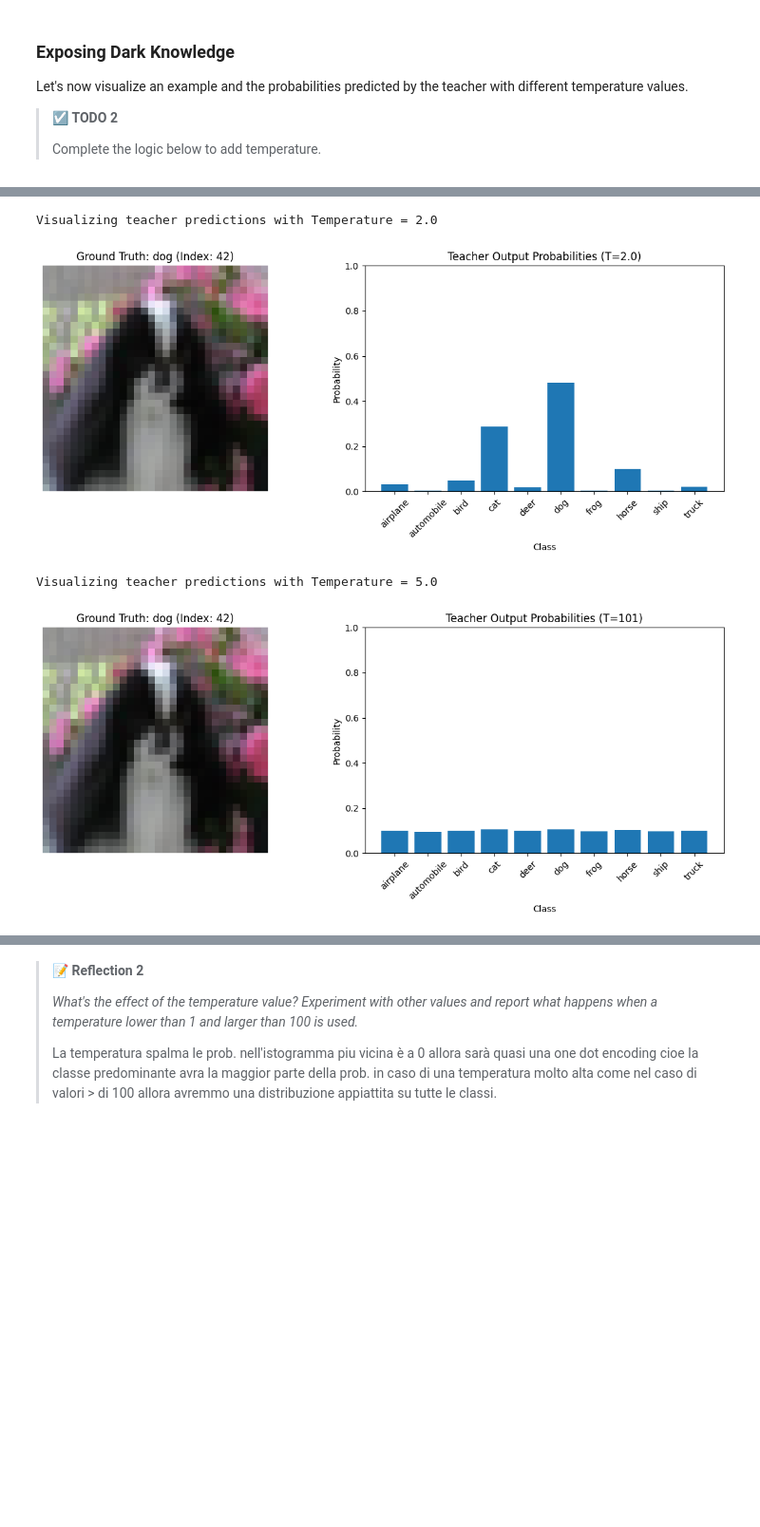
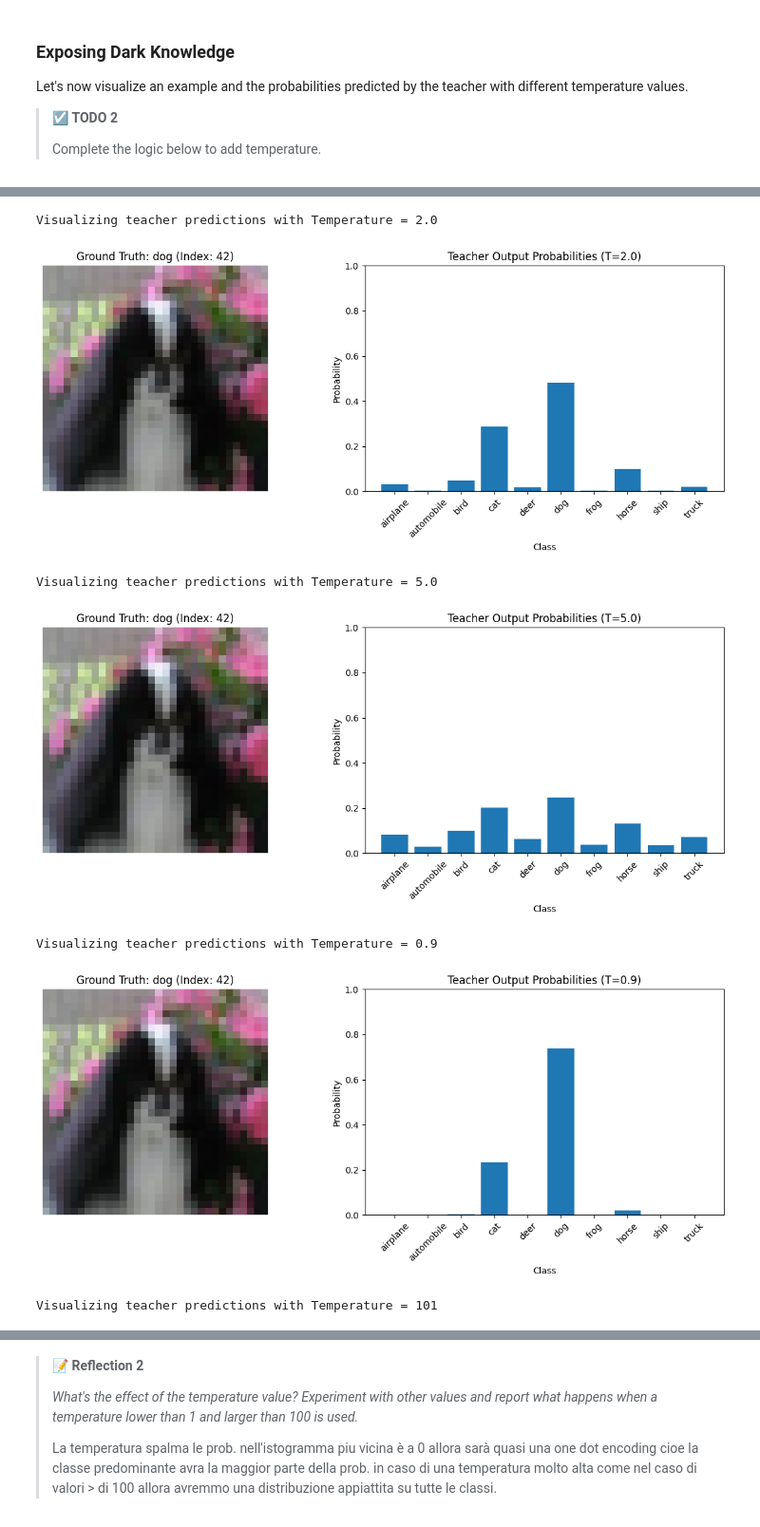
Before and after one commit to LenionK/Lenionk, a Jupyter notebook: notebooks/07-04-26-knowledge-distillation.ipynb, the cells around one changed output, grey strips where cells are left out. Shown at 95% size. Saved outputs shown, nothing was run; the diff lists cells and outputs as text; code cells hidden in the pictures; blank space fills up the shorter version.

```diff
--- a/notebooks/07-04-26-knowledge-distillation.ipynb
+++ b/notebooks/07-04-26-knowledge-distillation.ipynb
@@ -640,12 +640,18 @@ def visualize_teacher_prediction(teacher_model, datamodule, classes, temperature
 specific_index_to_plot = 42 # You can change this index to any valid number
 
 print("Visualizing teacher predictions with Temperature = 1.0 (Standard Softmax)")
-visualize_teacher_prediction(teacher_task.model, dm, classes, temperature=0.9, idx=specific_index_to_plot)
+visualize_teacher_prediction(teacher_task.model, dm, classes, temperature=1.0, idx=specific_index_to_plot)
 
 print("\nVisualizing teacher predictions with Temperature = 2.0")
 visualize_teacher_prediction(teacher_task.model, dm, classes, temperature=2.0, idx=specific_index_to_plot)
 
 print("\nVisualizing teacher predictions with Temperature = 5.0")
+visualize_teacher_prediction(teacher_task.model, dm, classes, temperature=5.0, idx=specific_index_to_plot)
+
+print("Visualizing teacher predictions with Temperature = 0.9")
+visualize_teacher_prediction(teacher_task.model, dm, classes, temperature=0.9, idx=specific_index_to_plot)
+
+print("\nVisualizing teacher predictions with Temperature = 101")
 visualize_teacher_prediction(teacher_task.model, dm, classes, temperature=101, idx=specific_index_to_plot)
 # %% [output]
 Visualizing teacher predictions with Temperature = 1.0 (Standard Softmax)
@@ -653,4 +659,7 @@ Visualizing teacher predictions with Temperature = 1.0 (Standard Softmax)
 Visualizing teacher predictions with Temperature = 2.0
 [figure]
 Visualizing teacher predictions with Temperature = 5.0
-[figure, old version]
+[figure, new version]
+Visualizing teacher predictions with Temperature = 0.9
+[figure, added]
+Visualizing teacher predictions with Temperature = 101
```
Also changed, not shown: parts of 1 cell of this notebook.
